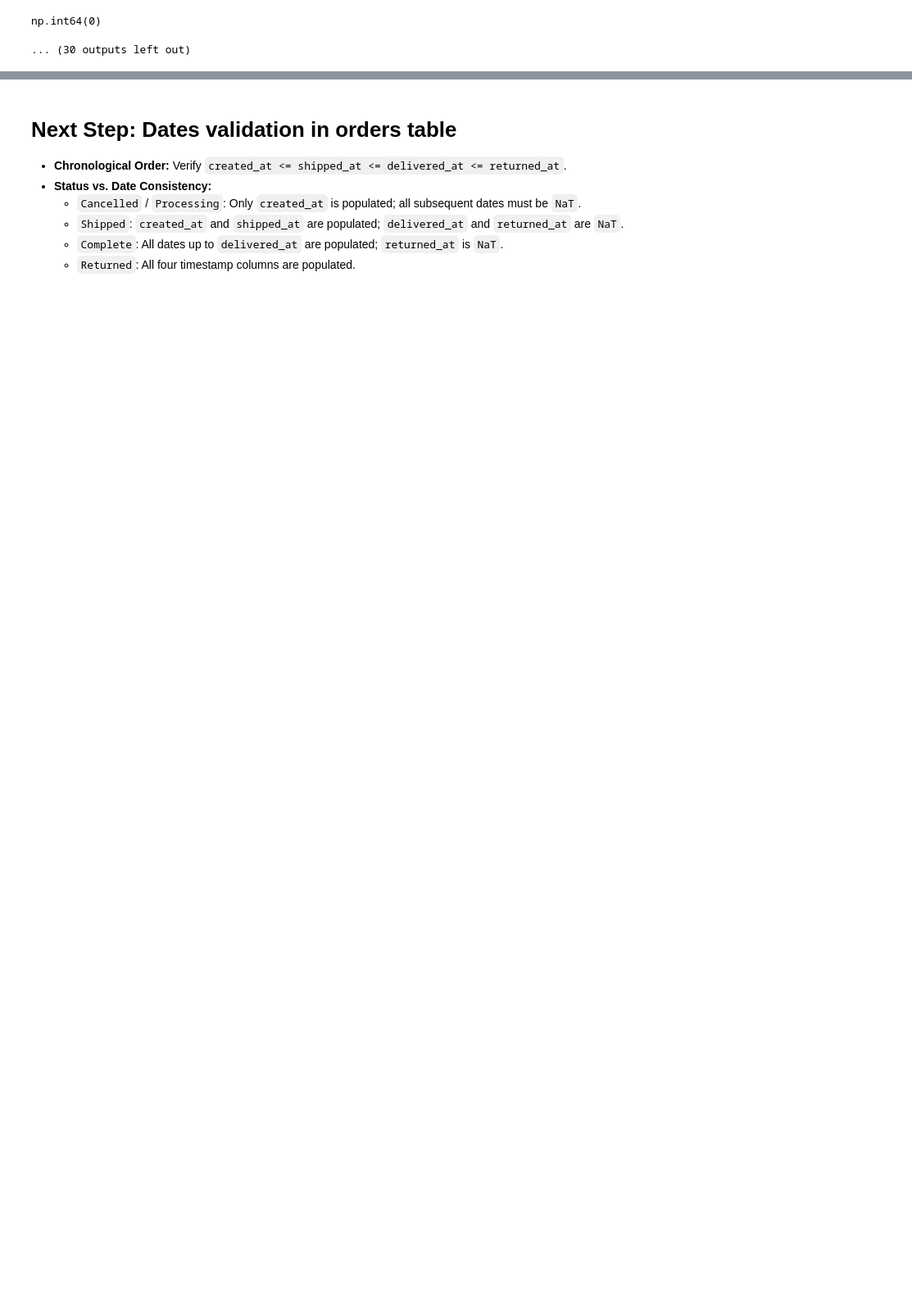
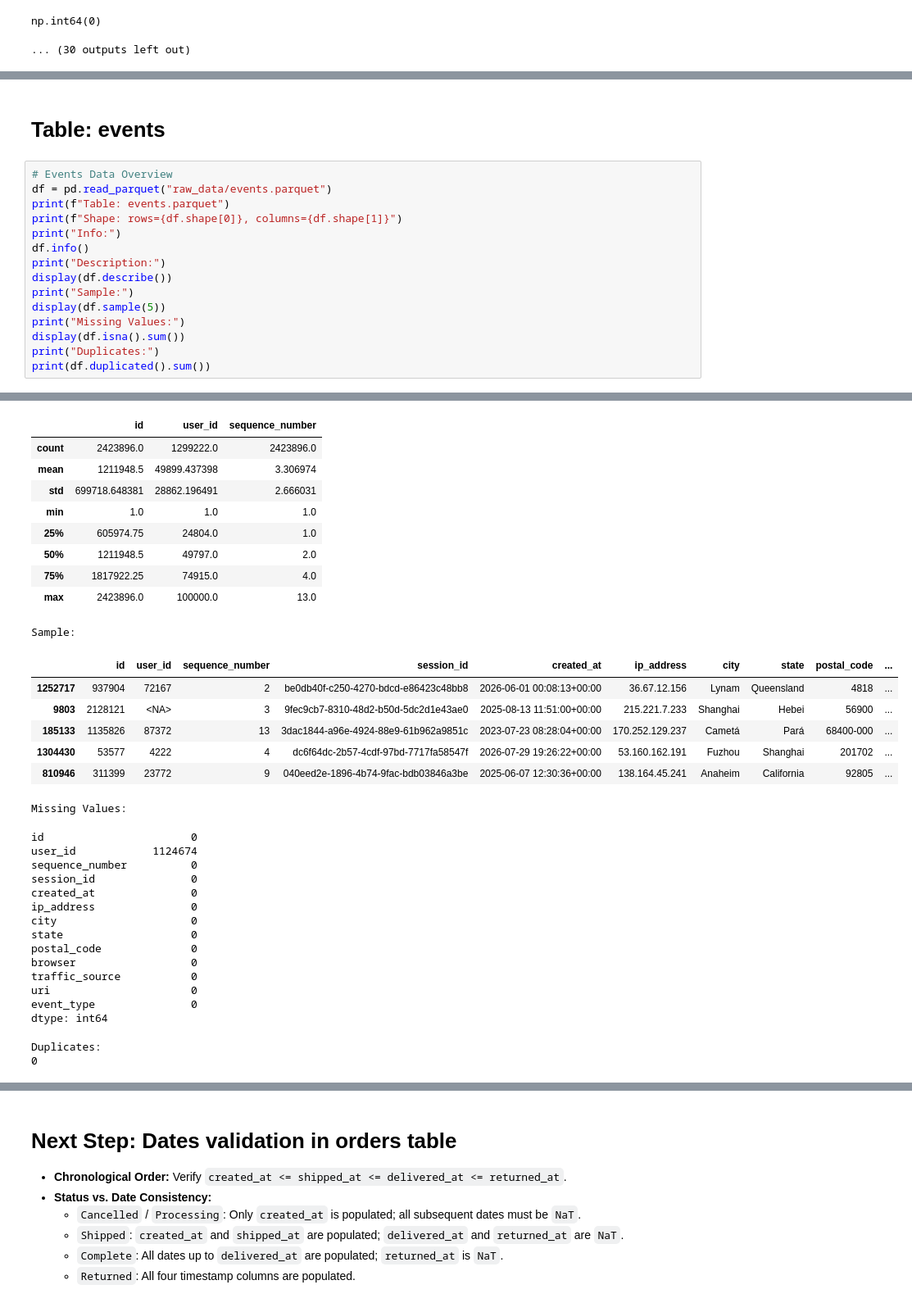
Before and after one commit to karo-liter/thelook_project, a Jupyter notebook: 2_overview_clean_load.ipynb, the cells around one changed output, grey strips where cells are left out. Shown at 82% size. Saved outputs shown, nothing was run; the diff lists cells and outputs as text; blank space fills up the shorter version.

```diff
--- a/2_overview_clean_load.ipynb
+++ b/2_overview_clean_load.ipynb
@@ -86,0 +150,18 @@ np.int64(0)
+# %% [markdown]
+# Table: events
+# %%
+# Events Data Overview
+df = pd.read_parquet("raw_data/events.parquet")
+print(f"Table: events.parquet")
+print(f"Shape: rows={df.shape[0]}, columns={df.shape[1]}")
+print("Info:")
+df.info()
+print("Description:")
+display(df.describe())
+print("Sample:")
+display(df.sample(5))
+print("Missing Values:")
+display(df.isna().sum())
+print("Duplicates:")
+print(df.duplicated().sum())
+# %% [output]
@@ -86,0 +185,33 @@ np.int64(0)
+|  | id | user_id | sequence_number |
+| count | 2423896.0 | 1299222.0 | 2423896.0 |
+| mean | 1211948.5 | 49899.437398 | 3.306974 |
+| std | 699718.648381 | 28862.196491 | 2.666031 |
+| min | 1.0 | 1.0 | 1.0 |
+| 25% | 605974.75 | 24804.0 | 1.0 |
+| 50% | 1211948.5 | 49797.0 | 2.0 |
+| 75% | 1817922.25 | 74915.0 | 4.0 |
+| max | 2423896.0 | 100000.0 | 13.0 |
+Sample:
+|  | id | user_id | sequence_number | session_id | created_at | ip_address | city | state | postal_code | ... |
+| 1252717 | 937904 | 72167 | 2 | be0db40f-c250-4270-bdcd-e86423c48bb8 | 2026-06-01 00:08:13+00:00 | 36.67.12.156 | Lynam | Queensland | 4818 | ... |
+| 9803 | 2128121 | <NA> | 3 | 9fec9cb7-8310-48d2-b50d-5dc2d1e43ae0 | 2025-08-13 11:51:00+00:00 | 215.221.7.233 | Shanghai | Hebei | 56900 | ... |
+| 185133 | 1135826 | 87372 | 13 | 3dac1844-a96e-4924-88e9-61b962a9851c | 2023-07-23 08:28:04+00:00 | 170.252.129.237 | Cametá | Pará | 68400-000 | ... |
+| 1304430 | 53577 | 4222 | 4 | dc6f64dc-2b57-4cdf-97bd-7717fa58547f | 2026-07-29 19:26:22+00:00 | 53.160.162.191 | Fuzhou | Shanghai | 201702 | ... |
+| 810946 | 311399 | 23772 | 9 | 040eed2e-1896-4b74-9fac-bdb03846a3be | 2025-06-07 12:30:36+00:00 | 138.164.45.241 | Anaheim | California | 92805 | ... |
+Missing Values:
+id                       0
+user_id            1124674
+sequence_number          0
+session_id               0
+created_at               0
+ip_address               0
+city                     0
+state                    0
+postal_code              0
+browser                  0
+traffic_source           0
+uri                      0
+event_type               0
+dtype: int64
+Duplicates:
+0
```
Also changed, not shown: parts of 8 cells of this notebook, 2 other files.
